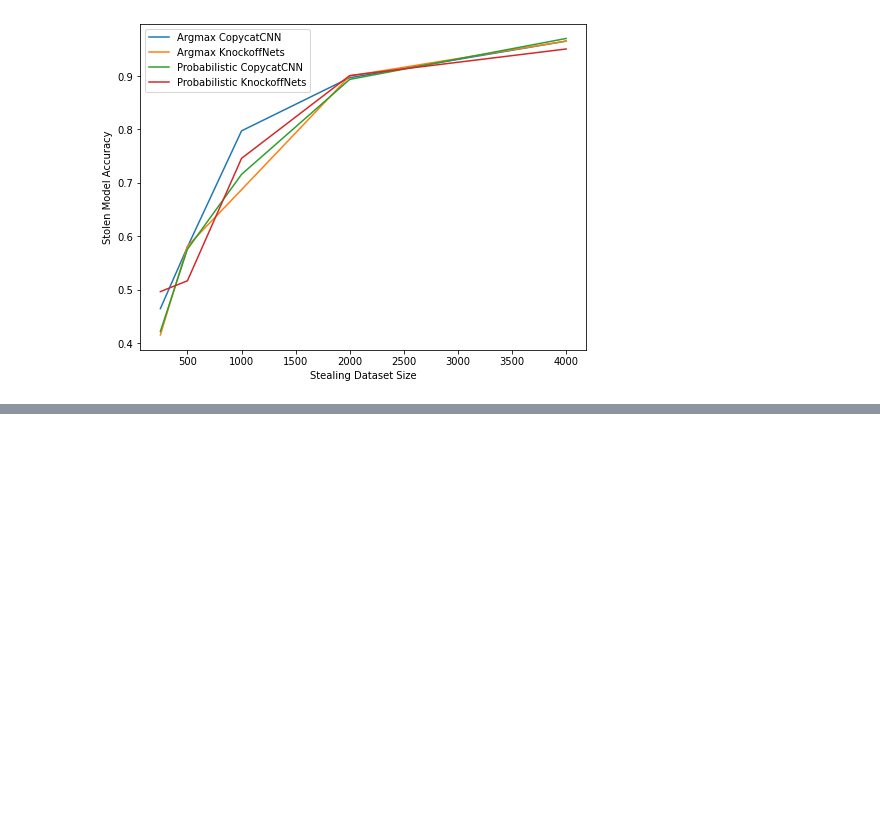
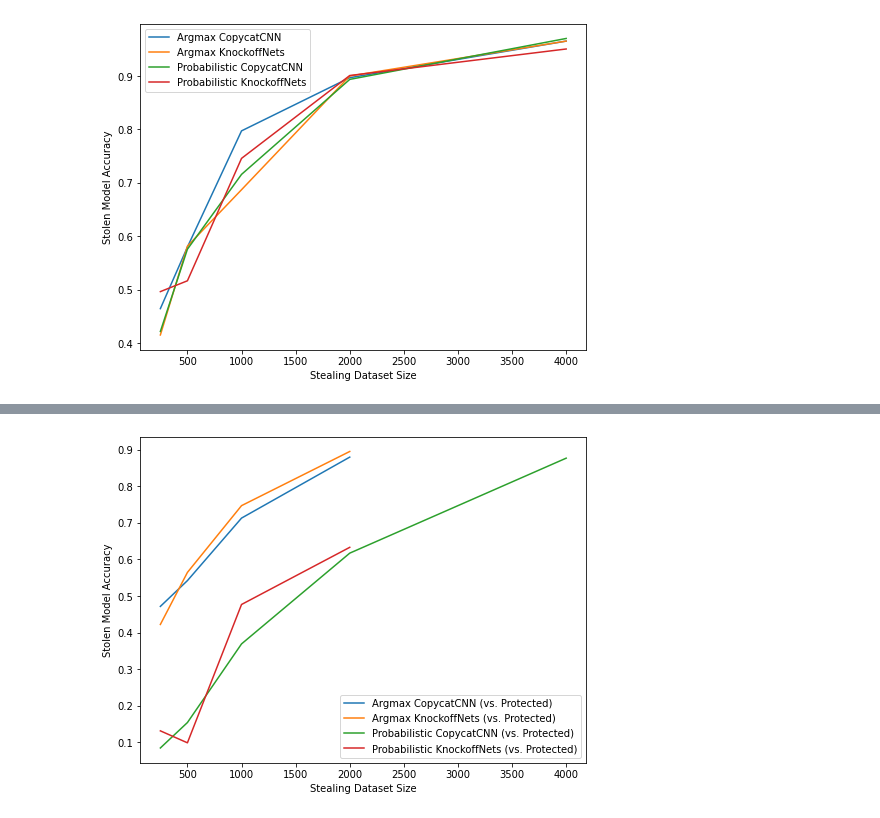
Before and after one commit to CamilaGO/Proyecto3---Security-DS, a Jupyter notebook: Parte1.ipynb, the cells around one changed output, grey strips where cells are left out. Cells and saved outputs as stored; diff of their text form; code cells hidden in the pictures; blank space fills up the shorter version.

```diff
--- a/Parte1.ipynb
+++ b/Parte1.ipynb
@@ -41,8 +42,6 @@ imgs.shape
 Se divide la data en 70% train y 30% test
 # %%
 X_train, X_test0, y_train, y_test0 = train_test_split(imgs / 255., labels, test_size = 0.45)
-# %%
-X_test, X_steal, y_test, y_steal = train_test_split(X_test0, y_test0, test_size=0.33, random_state = 31)
 # %%
 X_train.shape
 # %% [output]
@@ -235,3 +234,12 @@ for name, group in df.groupby("Method Name"):
 plt.show()
 # %% [output]
 [figure]
+# %%
+# Prepare the defense layer.
+postprocessor = ReverseSigmoid(beta = 1.0, gamma = 0.2)
+classifier_protected = KerasClassifier(malware_model, clip_values=(0, 1), use_logits=False, postprocessing_defences=postprocessor)
+
+# Below is used by `FunctionallyEquivalentExtraction`.
+model_flat = Sequential([InputLayer([64, 64, 3]), Reshape([64, 64, 3]), malware_model])
+model_flat.compile('sgd', 'categorical_crossentropy', ['accuracy'])
+classifier_flat_protected = KerasClassifier(model_flat, clip_values=(0, 1), use_logits=False, postprocessing_defences=postprocessor)
@@ -237,0 +278,20 @@ plt.show()
+# %%
+results_protected = []
+for len_steal in [250, 500, 1000, 2000, 4000, 5000]:
+    indices = np.random.permutation(len(X_test0))
+    x_steal = X_test0[indices[:len_steal]]
+    y_steal = y_test0[indices[:len_steal]]
+    x_test = X_test0[indices[len_steal:]]
+    y_test = y_test0[indices[len_steal:]]
+
+    for name, attack in attack_catalogue.items():
+        model_stolen = malware_steal_model()
+        classifier_stolen = KerasClassifier(model_stolen, clip_values=(0, 1), use_logits=False)
+        if name=="FunctionallyEquivalentExtraction":
+            classifier_stolen = attack.extract(np.reshape(x_steal, [len(x_steal), -1]), y_steal, thieved_classifier=classifier_stolen)
+        else:
+            classifier_stolen = attack.extract(x_steal, y_steal, thieved_classifier=classifier_stolen)
+
+        acc = classifier_stolen._model.evaluate(x_test, y_test)[1]
+        print(name, ":", acc)
+        results_protected.append((name, len_steal, acc))
@@ -237,0 +338,10 @@ plt.show()
+# %%
+df_protected = pd.DataFrame(results_protected, columns=('Method Name', 'Stealing Dataset Size', 'Accuracy'))
+fig, ax = plt.subplots(figsize=(8,6))
+ax.set_xlabel("Stealing Dataset Size")
+ax.set_ylabel("Stolen Model Accuracy")
+for name, group in df_protected.groupby("Method Name"):
+    group.plot(1, 2, ax=ax, label=name)
+plt.show()
+# %% [output]
+[figure, added]
```
Also changed, not shown: parts of 5 cells of this notebook.
